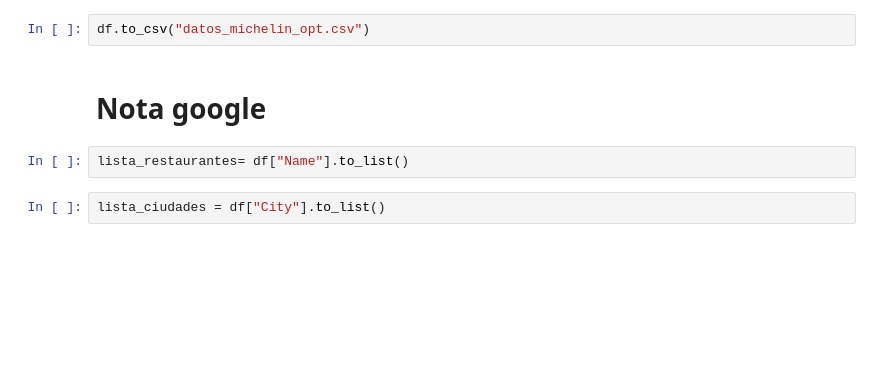
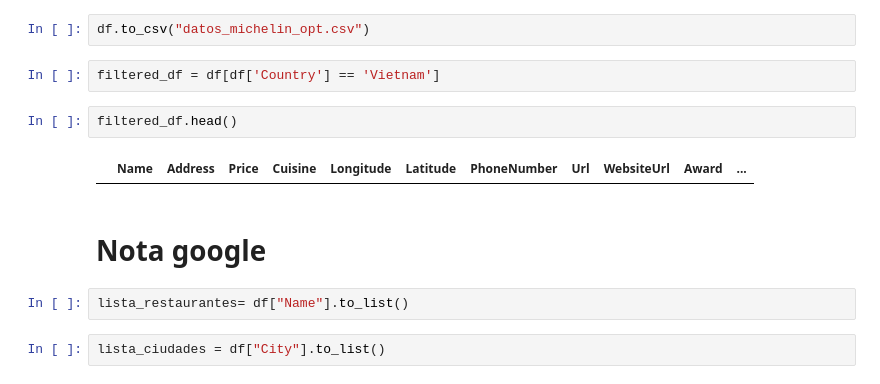
Before and after one commit to patriciamromero/promoG-modulo4-sprint1-pairprogramming-Mirna-Patricia, a Jupyter notebook: pair_restaurantes.ipynb, the cells around one changed output. Cells and saved outputs as stored; diff of their text form; blank space fills up the shorter version.

```diff
--- a/pair_restaurantes.ipynb
+++ b/pair_restaurantes.ipynb
@@ -356,6 +356,12 @@ df.head()
 | 4 | Kanda | 1F, Toranomon Hills Residential T... | 4 | Japanese | 139.748000 | 35.665800 | 81364590176.0 | https://guide.michelin.com/en/tok... | http://www.nihonryori-kanda.com/ | 3 Stars | ... |
 # %%
 df.to_csv("datos_michelin_opt.csv")
+# %%
+filtered_df = df[df['Country'] == 'Vietnam']
+# %%
+filtered_df.head()
+# %% [output]
+|  | Name | Address | Price | Cuisine | Longitude | Latitude | PhoneNumber | Url | WebsiteUrl | Award | ... |
 # %% [markdown]
 # Nota google
 # %%
```
Also changed, not shown: parts of 3 cells of this notebook, 6 other files.
